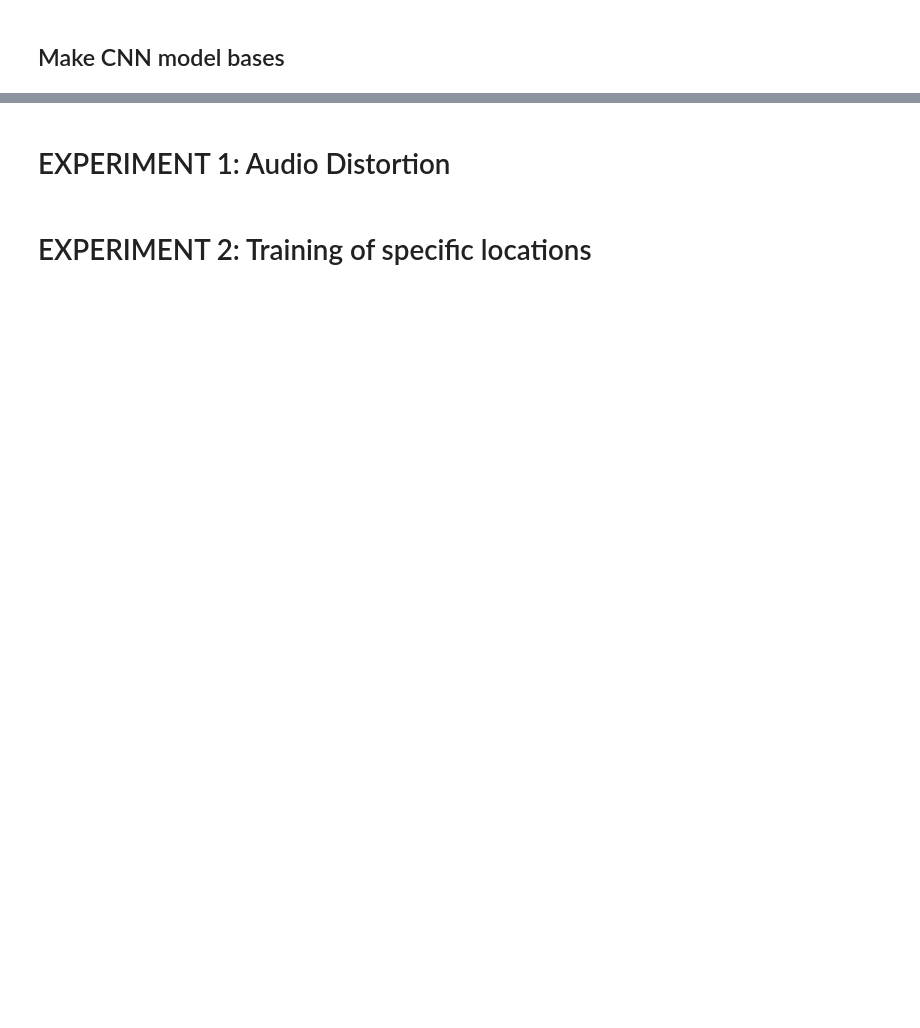
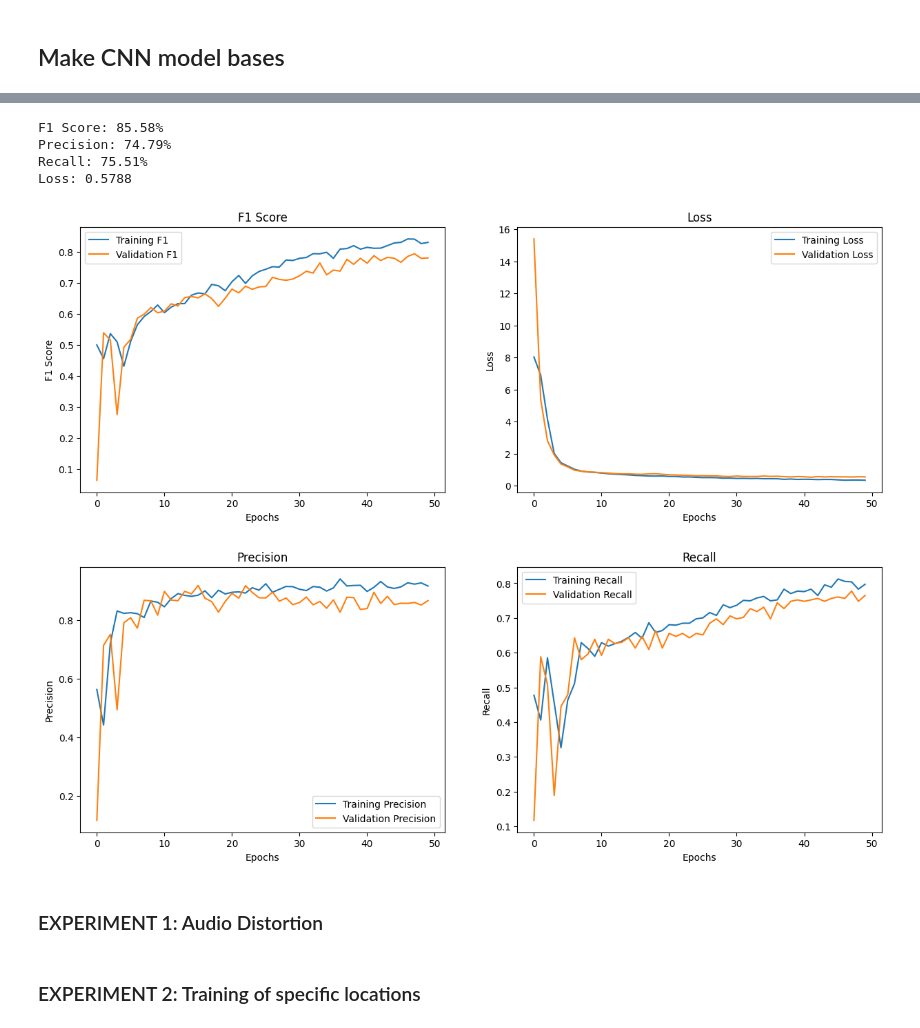
Before and after one commit to Kbeaty26/DS340-Project, a Jupyter notebook: projectCode copy.ipynb, the cells around one changed output, grey strips where cells are left out. Cells and saved outputs as stored; diff of their text form; code cells hidden in the pictures; blank space fills up the shorter version.

```diff
--- a/projectCode copy.ipynb
+++ b/projectCode copy.ipynb
@@ -463,9 +446,9 @@ def create_cnn_model2(input_shape,n_classes):
     return model
 # %%
 # Define model; change = F1 now using weighted instead of macro
-def create_cnn_model1(input_shape,n_classes):
+def create_cnn_model3(input_shape,n_classes):
     model = Sequential()
-    model.add(Conv1D(64, kernel_size=5, activation='relu', input_shape=(input_shape, 1)))
+    model.add(Conv1D(64, kernel_size=5, activation='relu', input_shape=input_shape))
     model.add(Conv1D(128, kernel_size=5, activation='relu'))
     model.add(MaxPooling1D(2))
     model.add(Conv1D(256, kernel_size=5, activation='relu'))
@@ -481,7 +464,7 @@ def create_cnn_model1(input_shape,n_classes):
         metrics=[
             tf.keras.metrics.Precision(),
             tf.keras.metrics.Recall(),
-            tf.keras.metrics.F1Score(average='macro', threshold=0.5)
+            tf.keras.metrics.F1Score(average='weighted', threshold=0.5)
         ]
     )
     return model
@@ -551,0 +646,9 @@ Loss: 0.3023
+# %%
+model = create_cnn_model3(input_shape=(base_features_train.shape[1], base_features_train.shape[2]), n_classes=9)
+history = model.fit(
+    base_features_train,
+    train_labels,
+    validation_data=(base_features_val, val_labels),
+    epochs=50,
+    batch_size=200
+)
@@ -552,4 +674,62 @@ Loss: 0.3023
+# %%
+score = model.evaluate(base_features_test, test_labels, batch_size=60, verbose=0)
+print(f"F1 Score: {score[1]:.2%}")
+print(f"Precision: {score[2]:.2%}")
+print(f"Recall: {score[3]:.2%}")
+print("Loss: {:.4f}".format(score[0]))
+
+# Plot F1 score and loss
+plt.figure(figsize=(15, 5))
+
+# F1 Score Plot
+plt.subplot(1, 2, 1)
+plt.title('F1 Score')
+plt.plot(history.history['f1_score'], label='Training F1')
+plt.plot(history.history['val_f1_score'], label='Validation F1')
+plt.xlabel('Epochs')
+plt.ylabel('F1 Score')
+plt.legend()
+
+# Loss Plot
+plt.subplot(1, 2, 2)
+plt.title('Loss')
+plt.plot(history.history['loss'], label='Training Loss')
+plt.plot(history.history['val_loss'], label='Validation Loss')
+plt.xlabel('Epochs')
+plt.ylabel('Loss')
+plt.legend()
+
+plt.show()
+
+plt.figure(figsize=(15, 5))
+
+# Precision Score Plot
+plt.subplot(1, 2, 1)
+plt.title('Precision')
+plt.plot(history.history['precision_10'], label='Training Precision')
+plt.plot(history.history['val_precision_10'], label='Validation Precision')
+plt.xlabel('Epochs')
+plt.ylabel('Precision')
+plt.legend()
+
+# Recall Score Plot
+plt.subplot(1, 2, 2)
+plt.title('Recall')
+plt.plot(history.history['recall_10'], label='Training Recall')
+plt.plot(history.history['val_recall_10'], label='Validation Recall')
+plt.xlabel('Epochs')
+plt.ylabel('Recall')
+plt.legend()
+
+plt.show()
+# %% [output]
+F1 Score: 85.58%
+Precision: 74.79%
+Recall: 75.51%
+Loss: 0.5788
+[figure, added]
+[figure, added]
 # %% [markdown]
-# EXPERIMENT 1: Audio Distortion
+### EXPERIMENT 1: Audio Distortion
 # %% [markdown]
-# EXPERIMENT 2: Training of specific locations
+### EXPERIMENT 2: Training of specific locations
```
Also changed, not shown: parts of 29 cells of this notebook, 1 other file.
